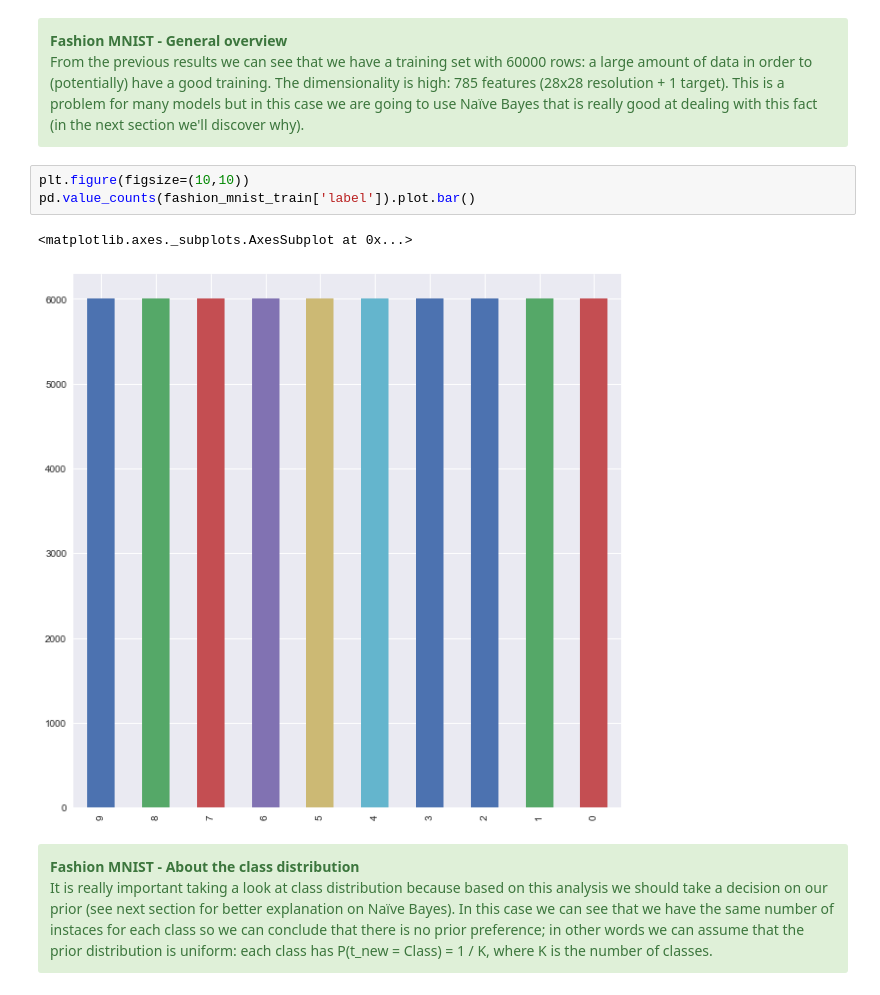
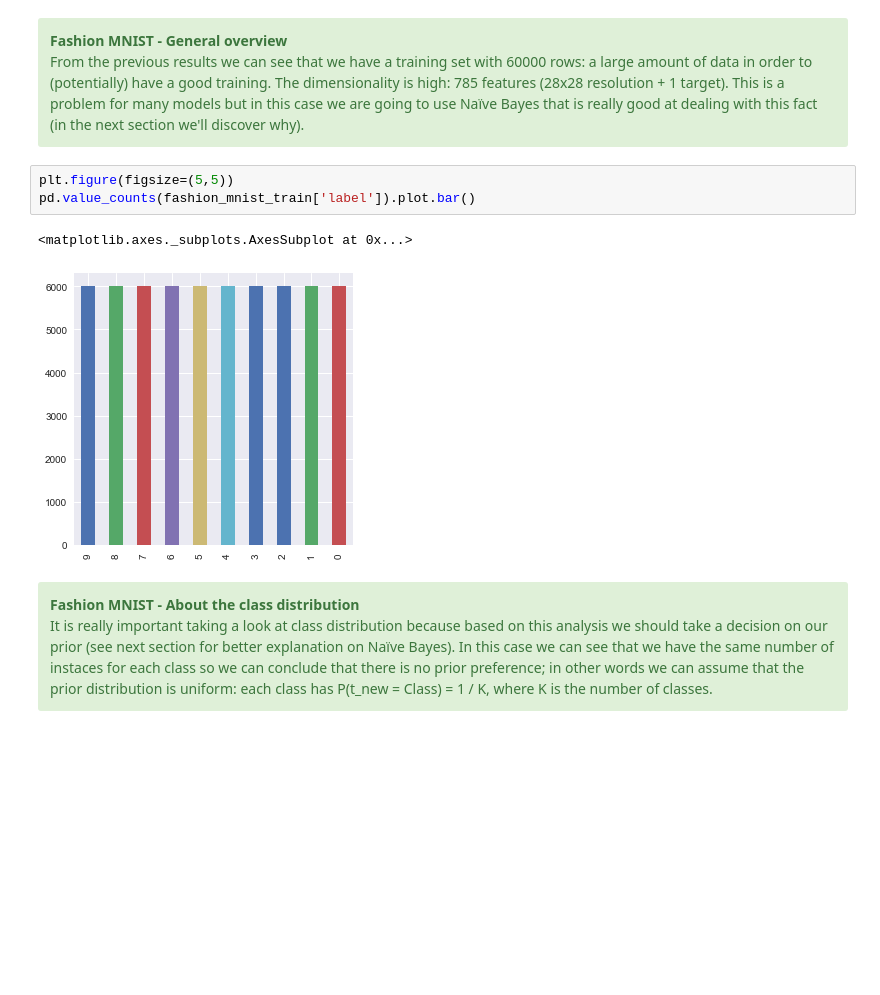
Before and after one commit to lomluca/asi_ae, a Jupyter notebook: assignment.ipynb, the cells around one changed output. Drawn from its saved outputs; the diff is of its cells as text; blank space fills up the shorter version.

Commit message:
Resize of images and dropped the log of the CNN training

```diff
--- a/assignment.ipynb
+++ b/assignment.ipynb
@@ -77,11 +75,11 @@ Fashion MNIST - number of rows: 60000
 From the previous results we can see that we have a training set with 60000 rows: a large amount of data in order to (potentially) have a good training. The dimensionality is high: 785 features (28x28 resolution + 1 target). This is a problem for many models but in this case we are going to use Naïve Bayes that is really good at dealing with this fact (in the next section we'll discover why).
 </div>
 # %%
-plt.figure(figsize=(10,10))
+plt.figure(figsize=(5,5))
 pd.value_counts(fashion_mnist_train['label']).plot.bar()
 # %% [output]
 <matplotlib.axes._subplots.AxesSubplot at 0x...>
-[figure, old version]
+[figure, new version]
 # %% [markdown]
 <div class="alert alert-success">
 <b>Fashion MNIST - About the class distribution</b><br>
```
Also changed, not shown: parts of 30 cells of this notebook.
